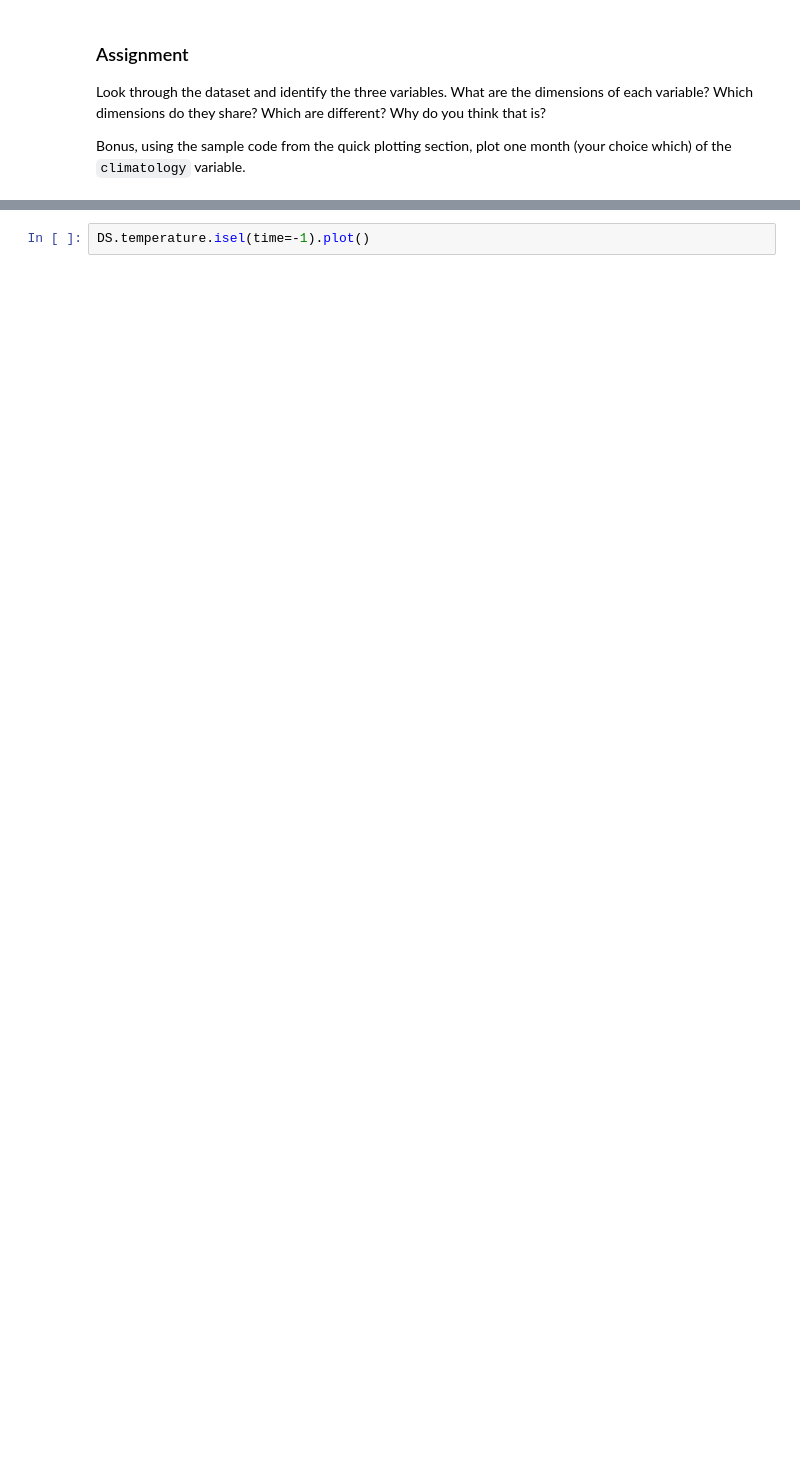
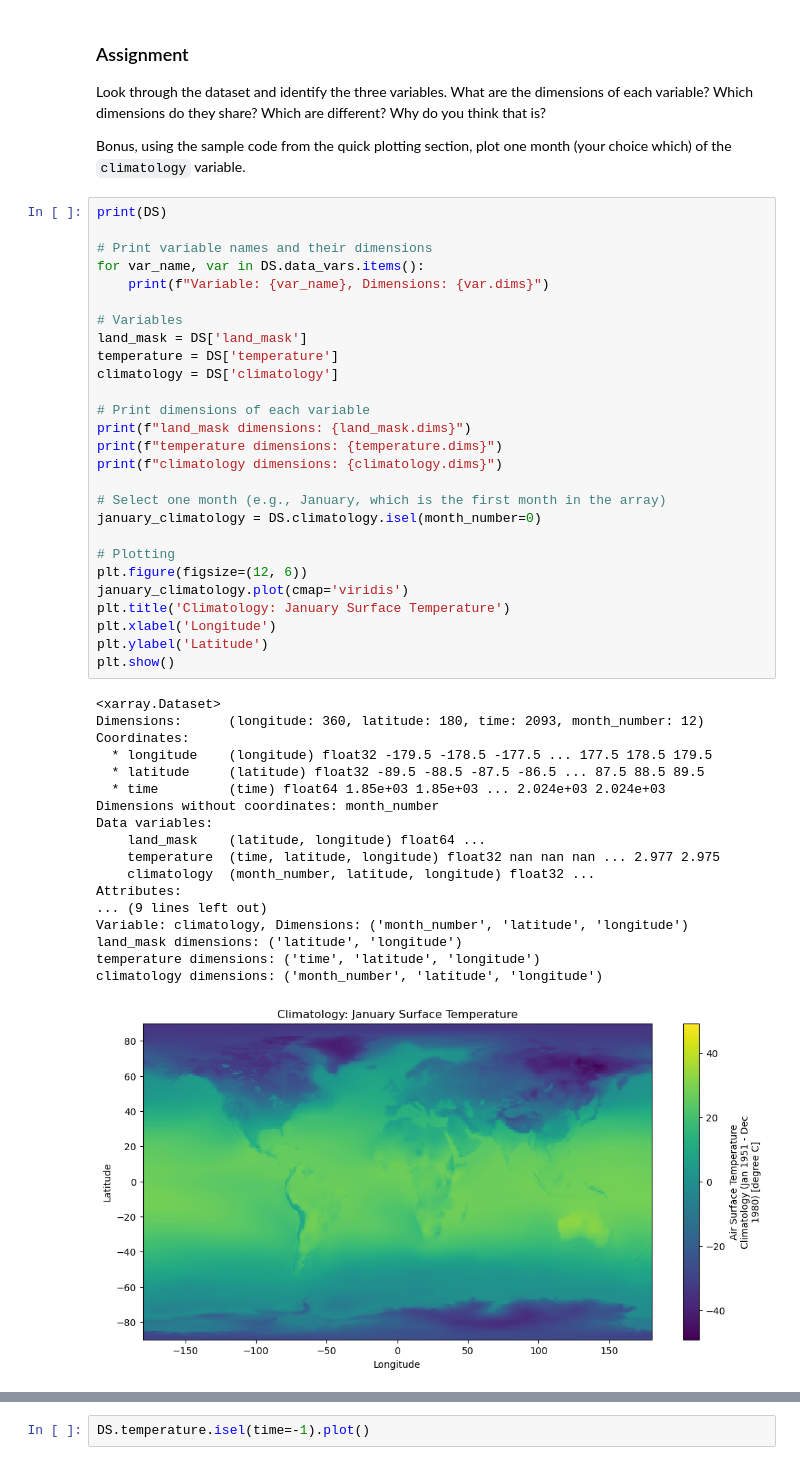
Before and after one commit to davidpaul24/CFR-2024, a Jupyter notebook: module_climate/03_data-in-3D.ipynb, the cells around one changed output, grey strips where cells are left out. Cells and saved outputs as stored; diff of their text form; blank space fills up the shorter version.

```diff
--- a/module_climate/03_data-in-3D.ipynb
+++ b/module_climate/03_data-in-3D.ipynb
@@ -269,3 +241,49 @@ DS.temperature.isel(time=-1).plot()
 Look through the dataset and identify the three variables. What are the dimensions of each variable? Which dimensions do they share? Which are different? Why do you think that is?
 
 Bonus, using the sample code from the quick plotting section, plot one month (your choice which) of the `climatology` variable.
+# %%
+print(DS)
+
+# Print variable names and their dimensions
+for var_name, var in DS.data_vars.items():
+    print(f"Variable: {var_name}, Dimensions: {var.dims}")
+
+# Variables
+land_mask = DS['land_mask']
+temperature = DS['temperature']
+climatology = DS['climatology']
+
+# Print dimensions of each variable
+print(f"land_mask dimensions: {land_mask.dims}")
+print(f"temperature dimensions: {temperature.dims}")
+print(f"climatology dimensions: {climatology.dims}")
+
+# Select one month (e.g., January, which is the first month in the array)
+january_climatology = DS.climatology.isel(month_number=0)
+
+# Plotting
+plt.figure(figsize=(12, 6))
+january_climatology.plot(cmap='viridis')
+plt.title('Climatology: January Surface Temperature')
+plt.xlabel('Longitude')
+plt.ylabel('Latitude')
+plt.show()
+# %% [output]
+<xarray.Dataset>
+Dimensions:      (longitude: 360, latitude: 180, time: 2093, month_number: 12)
+Coordinates:
+  * longitude    (longitude) float32 -179.5 -178.5 -177.5 ... 177.5 178.5 179.5
+  * latitude     (latitude) float32 -89.5 -88.5 -87.5 -86.5 ... 87.5 88.5 89.5
+  * time         (time) float64 1.85e+03 1.85e+03 ... 2.024e+03 2.024e+03
+Dimensions without coordinates: month_number
+Data variables:
+    land_mask    (latitude, longitude) float64 ...
+    temperature  (time, latitude, longitude) float32 nan nan nan ... 2.977 2.975
+    climatology  (month_number, latitude, longitude) float32 ...
+Attributes:
+... (9 lines left out)
+Variable: climatology, Dimensions: ('month_number', 'latitude', 'longitude')
+land_mask dimensions: ('latitude', 'longitude')
+temperature dimensions: ('time', 'latitude', 'longitude')
+climatology dimensions: ('month_number', 'latitude', 'longitude')
+[figure, added]
```
Also changed, not shown: parts of 5 cells of this notebook.
